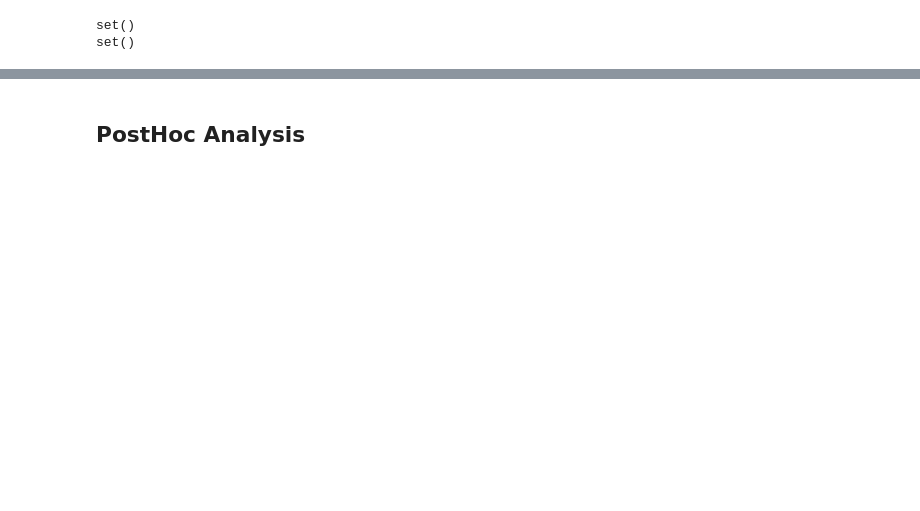
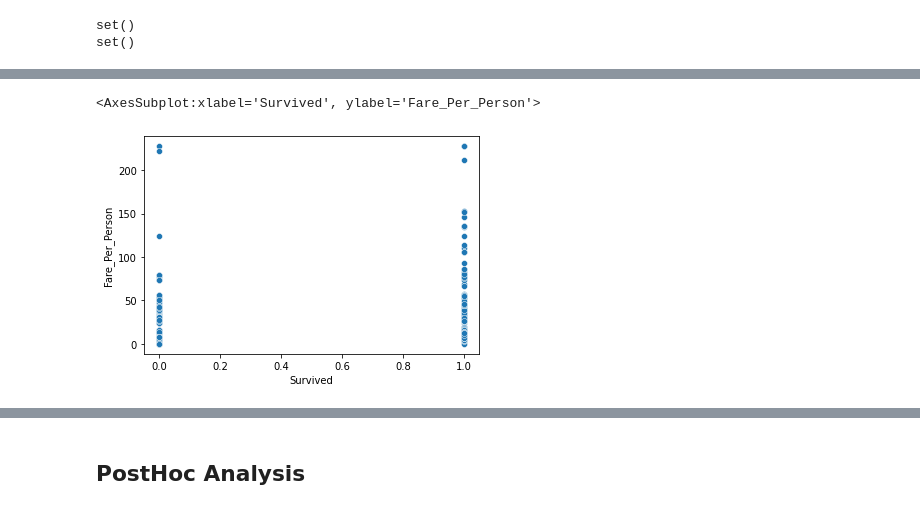
Before and after one commit to Ilshat-Akhmetov/Titanic_Kaggle_Competition, a Jupyter notebook: Titanic.ipynb, the cells around one changed output, grey strips where cells are left out. Cells and saved outputs as stored; diff of their text form; code cells hidden in the pictures; blank space fills up the shorter version.

```diff
--- a/Titanic.ipynb
+++ b/Titanic.ipynb
@@ -277,0 +298,5 @@ train_data, valid_data, train_value, valid_value  = custom_train_test_split(main
+# %%
+sns.scatterplot(train_value, train_data['Fare_Per_Person'])
+# %% [output]
+<AxesSubplot:xlabel='Survived', ylabel='Fare_Per_Person'>
+[figure, added]
```
Also changed, not shown: parts of 93 cells of this notebook.
